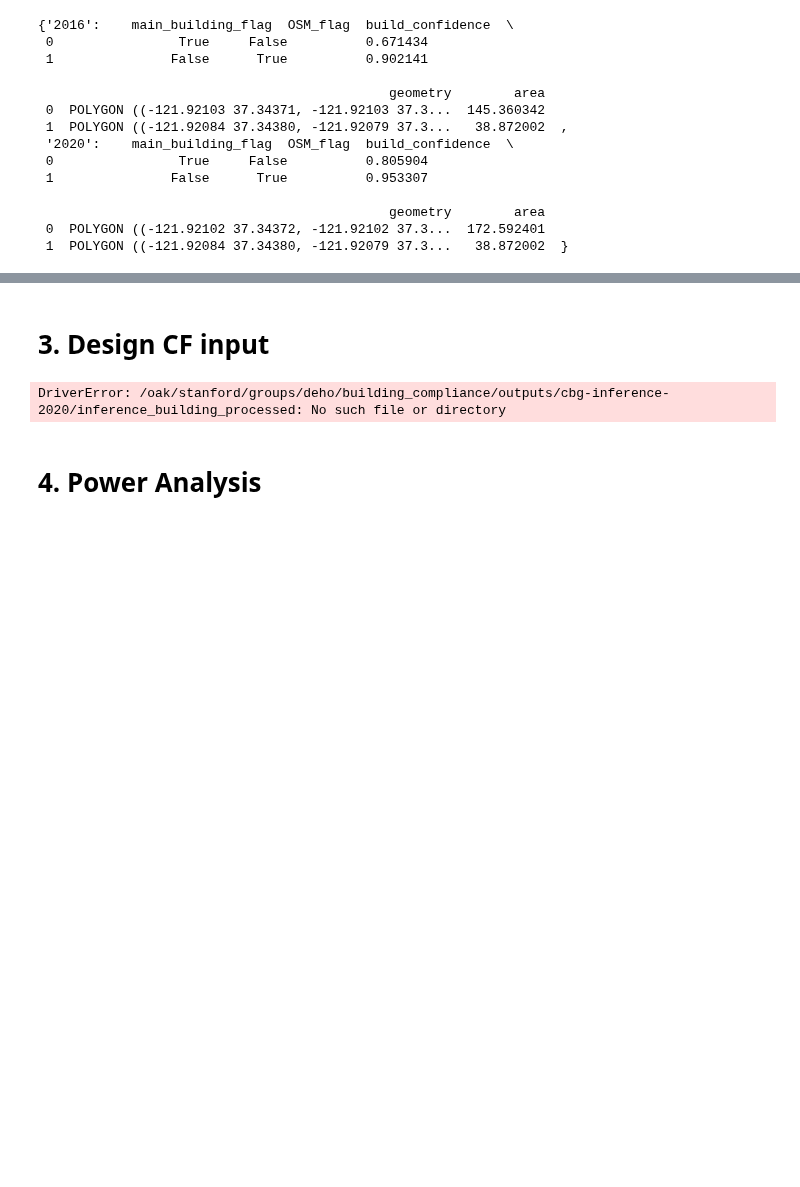
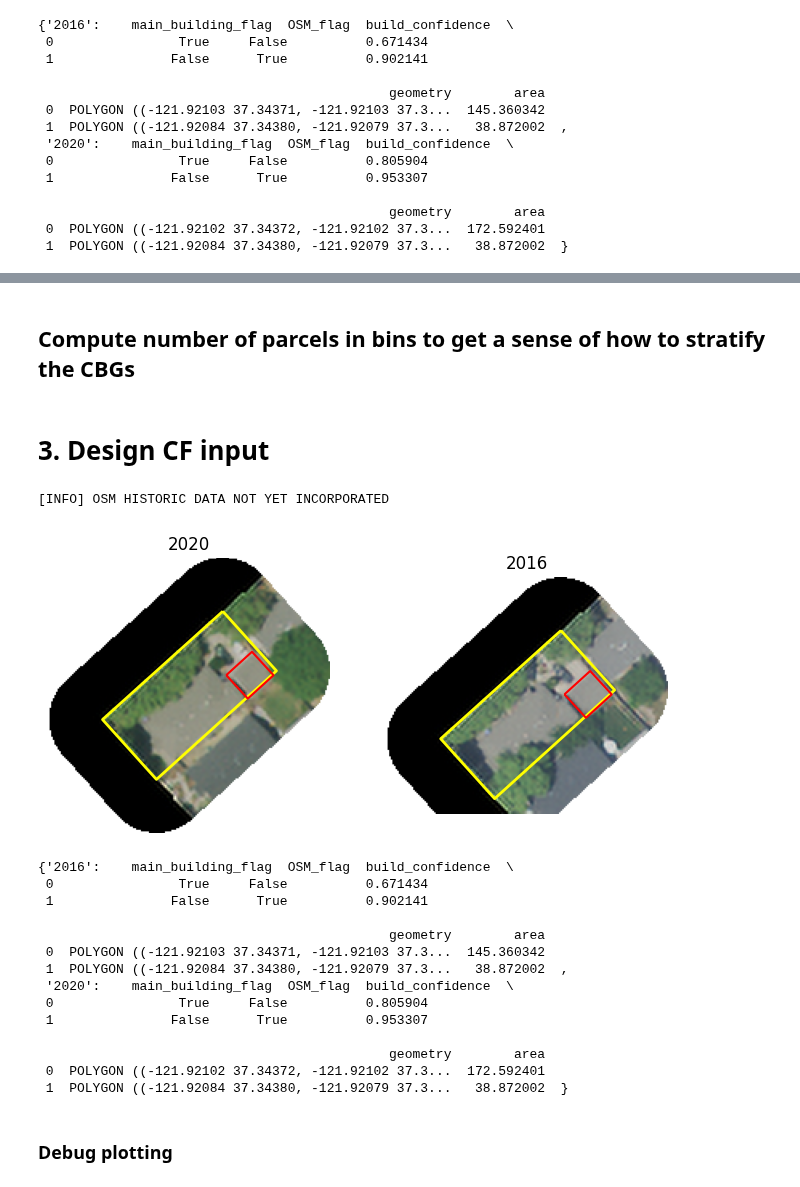
Before and after one commit to reglab/rgb-footprint-extract, a Jupyter notebook: naip_process/Pop-Estimates-Strata.ipynb, the cells around one changed output, grey strips where cells are left out. Saved outputs shown, nothing was run; the diff lists cells and outputs as text; code cells hidden in the pictures; blank space fills up the shorter version.

```diff
--- a/naip_process/Pop-Estimates-Strata.ipynb
+++ b/naip_process/Pop-Estimates-Strata.ipynb
@@ -464,2 +466,4 @@ plot_processed_parcel(
+# %% [markdown]
+## Compute number of parcels in bins to get a sense of how to stratify the CBGs
 # %% [markdown]
 # 3. Design CF input
@@ -492,14 +496,20 @@ def generate_CF_input(parcel_apn, model_params, sat_imagery, title=True):
     ax1, ax2 = axs
 
     for ax in axs:
-        #parcel_bounds.plot(ax=ax, edgecolor='black', facecolor='none')
         ax.axis('off')
 
-    # * NAIP
-    # Add buffer to parcel_bounds to get neighborhood/street context
-    parcel_bounds_buffered = parcel_bounds.to_crs('EPSG:26910').buffer(10).iloc[0]
+    # Add titles
+    if title:
+        ax1.set_title('2020')
+        ax2.set_title('2016')
+
 
     for year, ax in zip(['2020', '2016'], (ax1, ax2)):
+        # * NAIP
+        # Add buffer to parcel_bounds to get neighborhood/street context
+        parcel_bounds_buffered = parcel_bounds.copy()
+        parcel_bounds_buffered['geometry'] = parcel_bounds.to_crs('EPSG:26910').buffer(10)
+
         # Get imagery
         file_name = get_file_name_from_parcel(
             parcel_apn, sat_imagery['sj_parcels_res'], sat_imagery['tiles_gdf'][year])
@@ -508,40 +518,45 @@ def generate_CF_input(parcel_apn, model_params, sat_imagery, title=True):
 
         with rasterio.open(superres_file) as src:
             out_image, out_transform = rasterio.mask.mask(
-                src, parcel_bounds_buffered, crop=True, nodata=255)
+                src, parcel_bounds_buffered.to_crs('EPSG:26910')['geometry'], crop=True, nodata=255)
 
         # Plot
-        rasterio.plot.show(out_image, transform=out_transform, ax=ax)
+        rasterio.plot.show(out_image, transform=out_transform, ax=ax, alpha=1)
 
-    # * Parcel outline
-    for ax in axs:
-        parcel_bounds.plot(ax=ax, facecolor='none', edgecolor='green')
-
-    # * Output
-    for year, ax in zip(['2020', '2016'], (ax1, ax2)):
+        ax.axis('off')
+        # * Output
         output_year = parcel_buildings[year].copy()
         if output_year is not None:
             output_year = output_year.loc[output_year['main_building_flag'] == False]
             output_year.geometry = output_year.geometry.exterior
-            output_year.plot(ax=ax, color='red')
+            output_year.to_crs('EPSG:26910').plot(ax=ax, color='red')
 
-    # Add titles
-    if title:
-        ax1.set_title('2020')
-        ax2.set_title('2016')
+        # * Parcel outline
+        parcel_bounds.to_crs('EPSG:26910').plot(
+            ax=ax, facecolor='none', edgecolor='yellow', linewidth=2)
 
-
-    # Plot independently
     plt.show()
-    plt.close()
 
     return parcel_buildings
 # %%
-generate_CF_input(parcel_apn='09218018',
+generate_CF_input(parcel_apn='23041017',
                   model_params=model_params,
                   sat_imagery={'img_fp': IMG_FP, 'tif_fp': TIF_FP, 'sj_parcels_res': sj_parcels_res,
                  'tiles_gdf': tiles_gdf})
 # %% [output]
-DriverError: /oak/stanford/groups/deho/building_compliance/outputs/cbg-inference-2020/inference_building_processed: No such file or directory
+[INFO] OSM HISTORIC DATA NOT YET INCORPORATED
+[figure, added]
+{'2016':    main_building_flag  OSM_flag  build_confidence  \
+ 0                True     False          0.671434
+ 1               False      True          0.902141
+
+                                             geometry        area
+ 0  POLYGON ((-121.92103 37.34371, -121.92103 37.3...  145.360342
+ 1  POLYGON ((-121.92084 37.34380, -121.92079 37.3...   38.872002  ,
+ '2020':    main_building_flag  OSM_flag  build_confidence  \
+ 0                True     False          0.805904
+ 1               False      True          0.953307
+
+                                             geometry        area
+ 0  POLYGON ((-121.92102 37.34372, -121.92102 37.3...  172.592401
+ 1  POLYGON ((-121.92084 37.34380, -121.92079 37.3...   38.872002  }
-# %% [markdown]
-# 4. Power Analysis
@@ -569,0 +563,2 @@ n = ttest.solve_power(
+# %% [markdown]
+### Debug plotting
```
Also changed, not shown: parts of 18 cells of this notebook.
